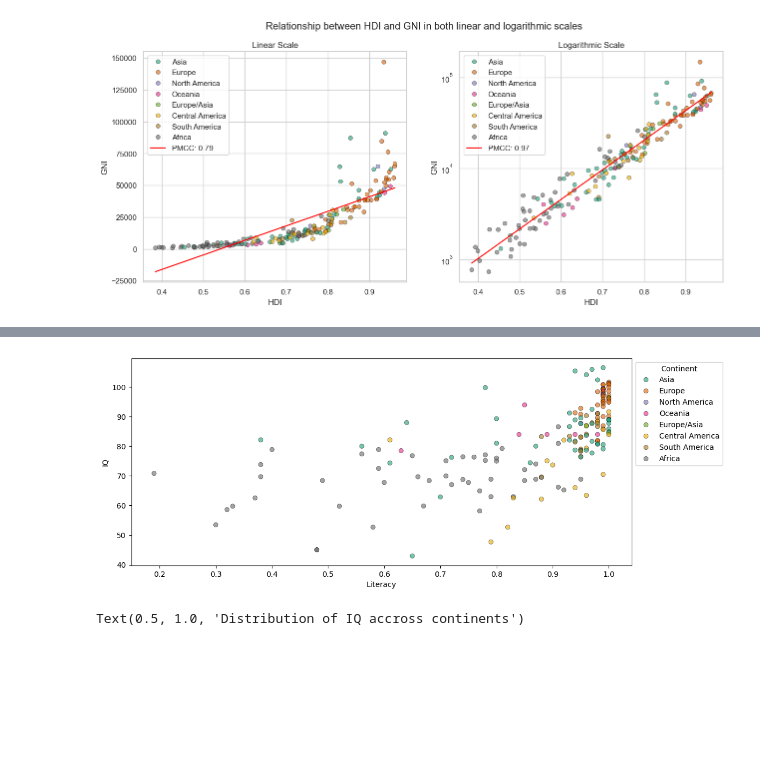
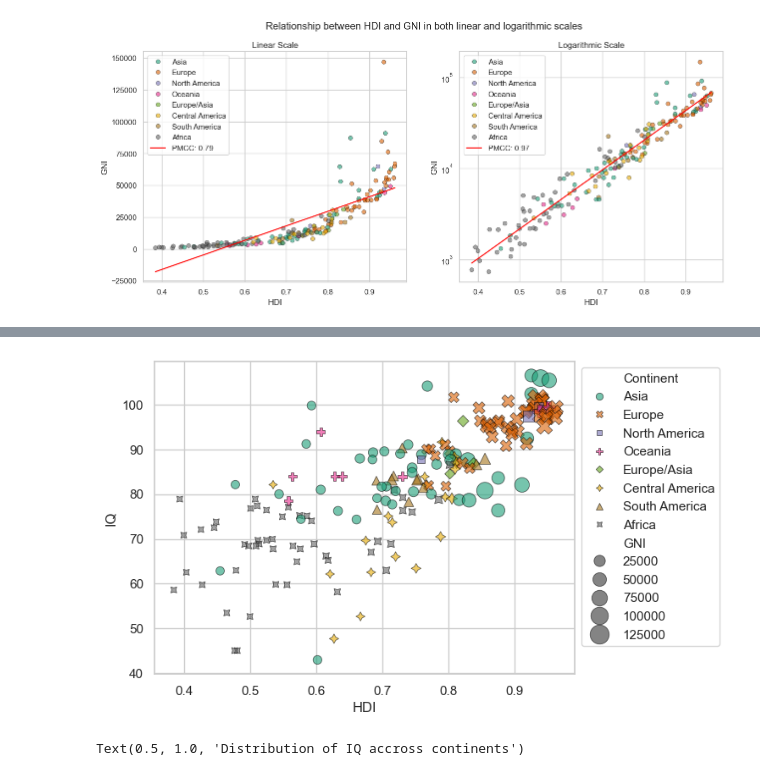
Before and after one commit to Mamin-gamer/ProfessionalSoftwareModule, a Jupyter notebook: Coursework/Notebooks/Main.ipynb, the cells around one changed output, grey strips where cells are left out. Drawn from its saved outputs; the diff is of its cells as text; code cells hidden in the pictures; blank space fills up the shorter version.

```diff
--- a/Coursework/Notebooks/Main.ipynb
+++ b/Coursework/Notebooks/Main.ipynb
@@ -173,9 +243,9 @@ Text(0.5, 0.98, 'Relationship between HDI and GNI in both linear and logarithmic
 # %%
-fig, ax = plt.subplots(figsize = (12,5))
-sns.scatterplot(data=DF, y="IQ", x="Literacy", **kwargs)  #
+fig, ax = plt.subplots()
+sns.scatterplot(data = DF, x = "HDI", y = "IQ", size="GNI", **kwargs, style = "Continent", sizes=(50, 300))
 sns.move_legend(ax, "upper left", bbox_to_anchor=(1, 1))
 # %% [output]
-[figure, old version]
+[figure, new version]
 # %%
 ax = sns.boxplot(
     data=DF,
```
Also changed, not shown: parts of 10 cells of this notebook, 1 other file.
